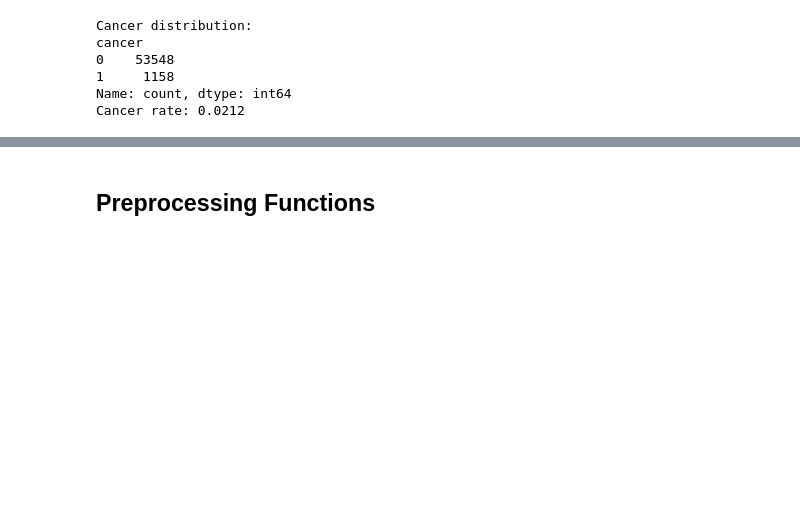
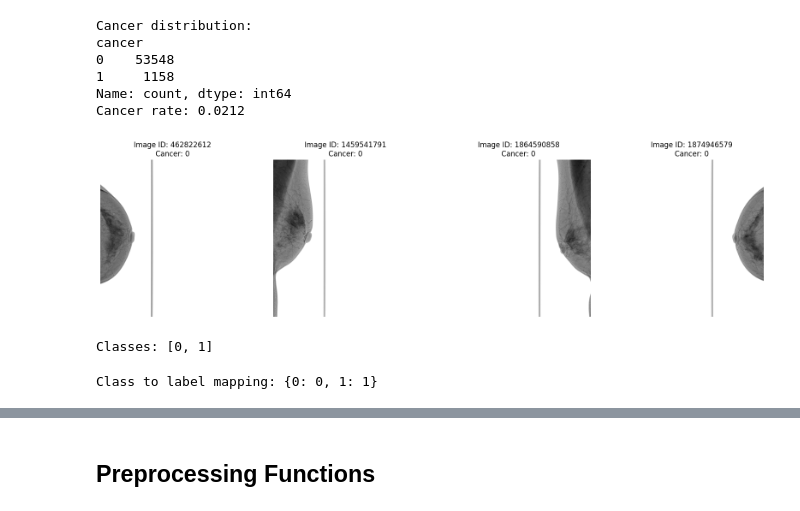
Before and after one commit to JaMallJR/DEPI_GRADUATION_PROJECT, a Jupyter notebook: code/preprocessing.ipynb, the cells around one changed output, grey strips where cells are left out. Drawn from its saved outputs; the diff is of its cells as text; code cells hidden in the pictures; blank space fills up the shorter version.

```diff
--- a/code/preprocessing.ipynb
+++ b/code/preprocessing.ipynb
@@ -67,3 +68,41 @@ cancer
 1     1158
 Name: count, dtype: int64
 Cancer rate: 0.0212
+# %%
+#plot one patient of data and its all images
+def plot_patient_images(patient_id):
+    patient_df = df[df['patient_id'] == patient_id]
+    images = []
+    for _, row in patient_df.iterrows():
+        dcm = pydicom.dcmread(row['path'])
+        img = dcm.pixel_array
+        #img = cv2.resize(img, (conf['IMG_WIDTH'], conf['IMG_HEIGHT']))
+        images.append(img)
+
+    fig, axes = plt.subplots(1, len(images), figsize=(20, 5))
+    for ax, img, row in zip(axes, images, patient_df.itertuples()):
+        ax.imshow(img, cmap='gray')
+        ax.set_title(f"Image ID: {row.image_id}\nCancer: {row.cancer}")
+        ax.axis('off')
+    plt.show()
+# %%
+plot_patient_images(df['patient_id'].iloc[0])  # Plot images for the first patient in the dataset
+# %% [output]
+[figure, added]
+# %%
+# Get class names from subdirectory names
+classes = df['cancer'].unique().tolist()
+classes.sort()
+print("Classes:", classes)
+
+# Initialize lists to hold file paths and labels
+file_paths = df['path'].tolist()
+labels = df['cancer'].tolist()
+# %% [output]
+Classes: [0, 1]
+# %%
+# Map class names to numerical labels
+class_to_label = {class_name: idx for idx, class_name in enumerate(classes)}
+print("Class to label mapping:", class_to_label)
+# %% [output]
+Class to label mapping: {0: 0, 1: 1}
```
Also changed, not shown: parts of 10 cells of this notebook, 4 other files.
